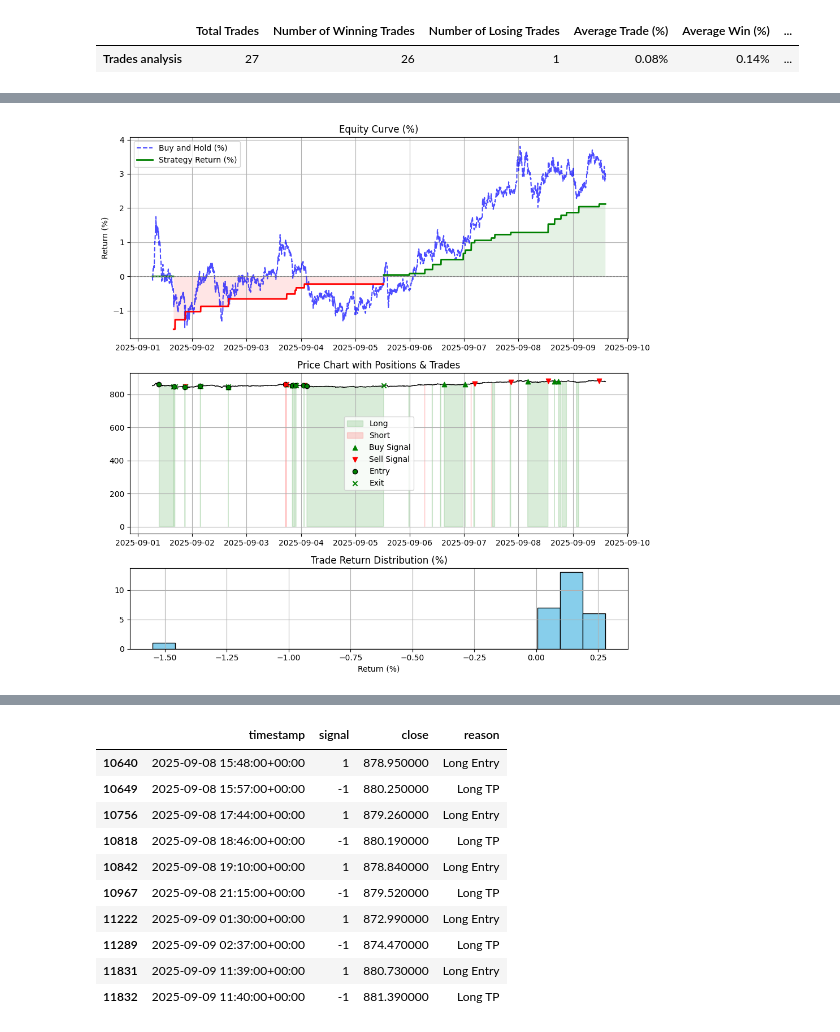
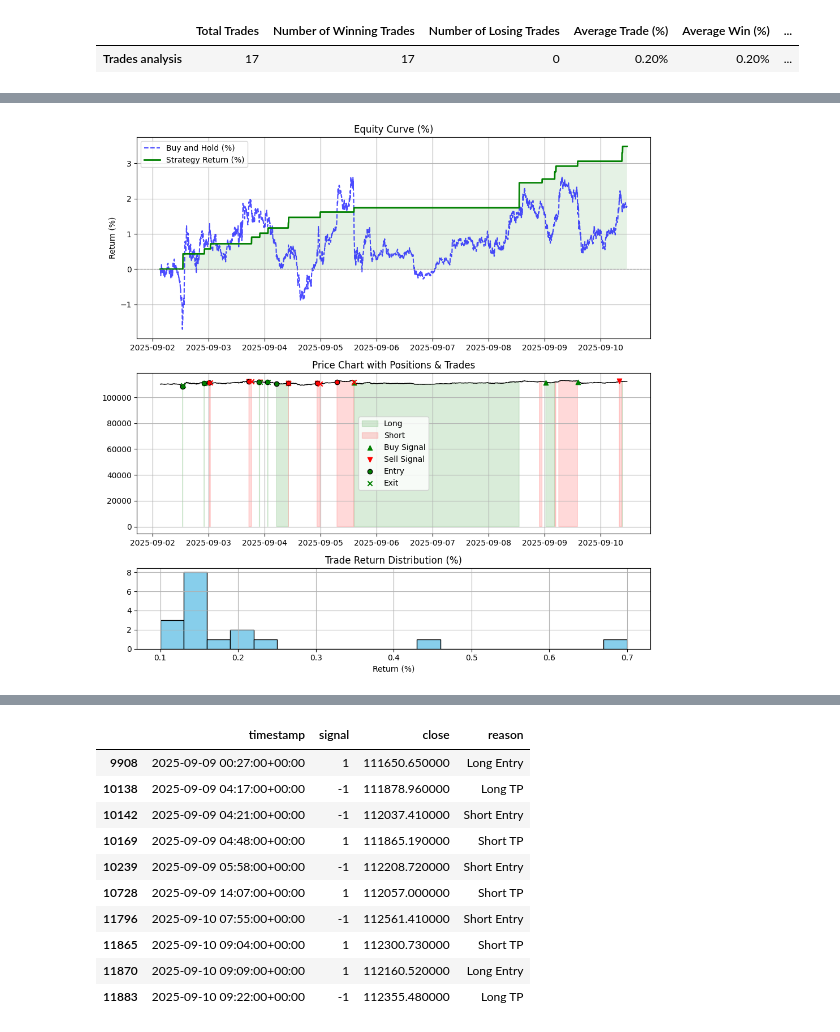
Before and after one commit to skywalker0803r/Vedanta, a Jupyter notebook: backtest_usage_fvg_rsi_strategy.ipynb, the cells around one changed output, grey strips where cells are left out. Saved outputs shown, nothing was run; the diff lists cells and outputs as text; code cells hidden in the pictures.

```diff
--- a/backtest_usage_fvg_rsi_strategy.ipynb
+++ b/backtest_usage_fvg_rsi_strategy.ipynb
@@ -1,7 +1,7 @@
 # %%
 import warnings
 warnings.filterwarnings('ignore')
-from Technicalindicatorstrategy import fvg_rsi_strategy,fvg_rsi_strategy_optimized
+from Technicalindicatorstrategy import BTC_FVG
 from Backtest.backtest import backtest_signals
 from Plot.plot import display_trades_log_as_html,plot_backtest_result
 from IPython.display import HTML
@@ -14,7 +14,7 @@ np.random.seed(42)  # ✅ 固定隨機性（可重現性）
 import random
 random.seed(42)
 
-df_signals = fvg_rsi_strategy_optimized.get_signals('BNBUSDT','1m',datetime.now(),12000)
+df_signals = BTC_FVG.get_signals('BTCUSDT','1m',datetime.now(),12000)
 
 result = backtest_signals(
     df_signals.copy(),
@@ -42,3 +42,3 @@ display(df_signals.loc[df_signals['signal']!=0,['timestamp','signal','close',"re
 |  | Total Trades | Number of Winning Trades | Number of Losing Trades | Average Trade (%) | Average Win (%) | ... |
-| Trades analysis | 27 | 26 | 1 | 0.08% | 0.14% | ... |
+| Trades analysis | 17 | 17 | 0 | 0.20% | 0.20% | ... |
 |  | Sharpe Ratio | Sortino Ratio | Calmar Ratio | Profit Factor |
@@ -46,2 +46,2 @@ display(df_signals.loc[df_signals['signal']!=0,['timestamp','signal','close',"re
-[figure, old version]
+[figure, new version]
 | Trade # | Type | Date/Time | Signal | Price | Position size | P&L | Run-up | Drawdown | Cumulative P&L |
@@ -63,12 +63,12 @@ display(df_signals.loc[df_signals['signal']!=0,['timestamp','signal','close',"re
 |  |  |  |  |  |  |  |  |  |  |
 |  | timestamp | signal | close | reason |
-| 10640 | 2025-09-08 15:48:00+00:00 | 1 | 878.950000 | Long Entry |
-| 10649 | 2025-09-08 15:57:00+00:00 | -1 | 880.250000 | Long TP |
-| 10756 | 2025-09-08 17:44:00+00:00 | 1 | 879.260000 | Long Entry |
-| 10818 | 2025-09-08 18:46:00+00:00 | -1 | 880.190000 | Long TP |
-| 10842 | 2025-09-08 19:10:00+00:00 | 1 | 878.840000 | Long Entry |
-| 10967 | 2025-09-08 21:15:00+00:00 | -1 | 879.520000 | Long TP |
-| 11222 | 2025-09-09 01:30:00+00:00 | 1 | 872.990000 | Long Entry |
-| 11289 | 2025-09-09 02:37:00+00:00 | -1 | 874.470000 | Long TP |
-| 11831 | 2025-09-09 11:39:00+00:00 | 1 | 880.730000 | Long Entry |
-| 11832 | 2025-09-09 11:40:00+00:00 | -1 | 881.390000 | Long TP |
+| 9908 | 2025-09-09 00:27:00+00:00 | 1 | 111650.650000 | Long Entry |
+| 10138 | 2025-09-09 04:17:00+00:00 | -1 | 111878.960000 | Long TP |
+| 10142 | 2025-09-09 04:21:00+00:00 | -1 | 112037.410000 | Short Entry |
+| 10169 | 2025-09-09 04:48:00+00:00 | 1 | 111865.190000 | Short TP |
+| 10239 | 2025-09-09 05:58:00+00:00 | -1 | 112208.720000 | Short Entry |
+| 10728 | 2025-09-09 14:07:00+00:00 | 1 | 112057.000000 | Short TP |
+| 11796 | 2025-09-10 07:55:00+00:00 | -1 | 112561.410000 | Short Entry |
+| 11865 | 2025-09-10 09:04:00+00:00 | 1 | 112300.730000 | Short TP |
+| 11870 | 2025-09-10 09:09:00+00:00 | 1 | 112160.520000 | Long Entry |
+| 11883 | 2025-09-10 09:22:00+00:00 | -1 | 112355.480000 | Long TP |
```
Also changed, not shown: parts of 1 cell of this notebook, 3 other files.
